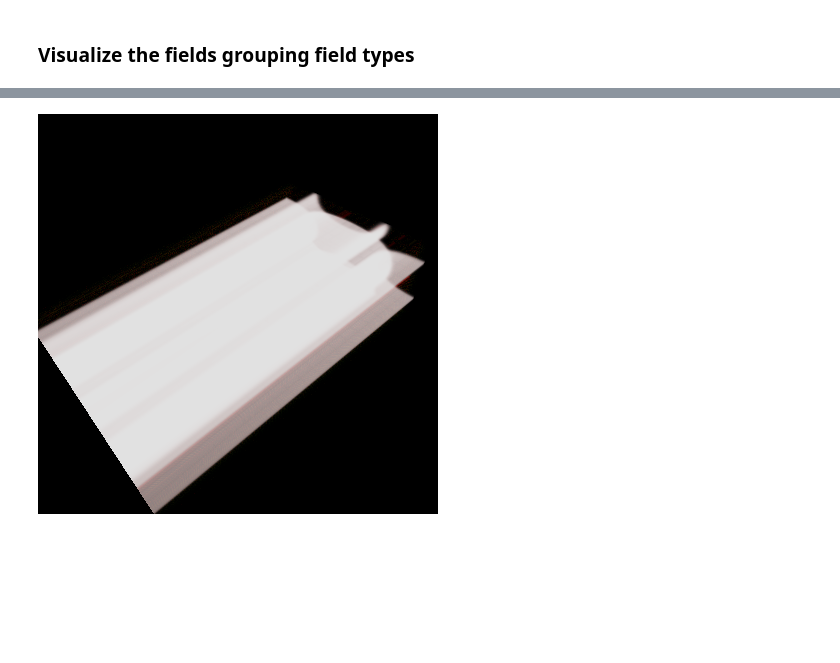
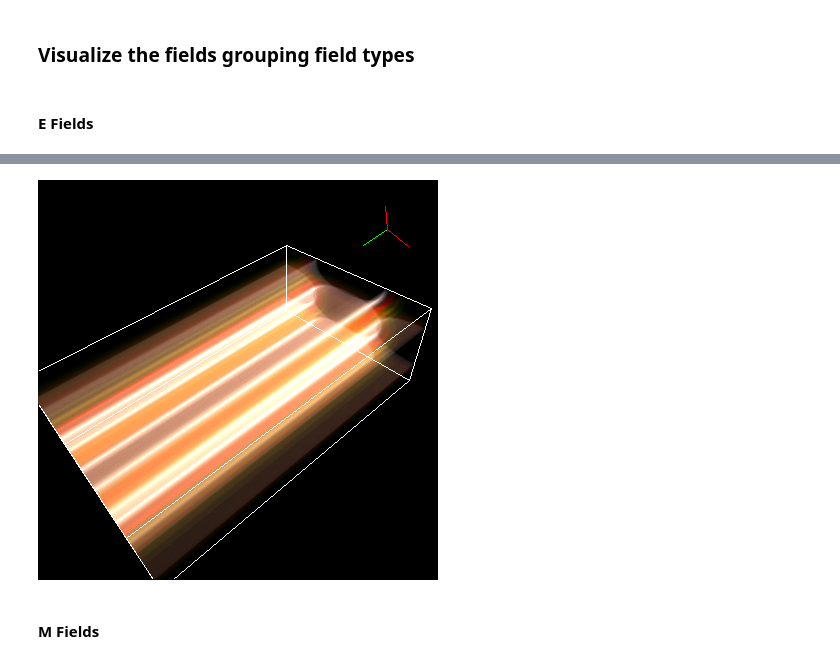
Before and after one commit to PyLCARS/YT_BeyondAstro, a Jupyter notebook: RectangularEMWaveguideWithNumFocus.ipynb, the cells around one changed output, grey strips where cells are left out. Drawn from its saved outputs; the diff is of its cells as text; code cells hidden in the pictures; blank space fills up the shorter version.

```diff
--- a/RectangularEMWaveguideWithNumFocus.ipynb
+++ b/RectangularEMWaveguideWithNumFocus.ipynb
@@ -835,0 +806,22 @@ yt : [INFO     ] 2018-04-17 05:19:19,678 Calculating data bounds. This may take
+# %%
+EyScene = yt.create_scene(YTDataObj, 'Ey')
+source2 = EyScene[0]
+
+#dealing with the Transferfunctio to be centereted on the mean
+#and abs +-one std of mean
+EyTf = TransferFunctionHelper(YTDataObj)
+EyTf.set_field('Ey')
+EyTf.set_bounds((abs(SimDataSet.Ey.mean()-SimDataSet.Ey.std()), SimDataSet.Ey.mean()+SimDataSet.Ey.std()))
+EyTf.set_log(True)
+#have to run this to get it to work but will not display
+EyTf.plot(profile_field='Ey')
+
+
+source2.transfer_function=EyTf.tf
+EyScene.annotate_axes()
+EyScene.annotate_domain(YTDataObj)
+EyScene.camera.set_width(EyScene.quan(1, 'm'))
+
+EyScene.show(sigma_clip=3)
+#now acturly display the TF; doing so inplace of coor bar
+EyTf.plot(profile_field='Ey')
@@ -837,6 +969,8 @@ yt : [INFO     ] 2018-04-17 05:19:19,678 Calculating data bounds. This may take
 ### Visualize the fields grouping field types
 # %%
 from yt.visualization.volume_rendering.api import Scene, VolumeSource
+# %% [markdown]
+#### E Fields
 # %%
 sc = Scene()
 cam = sc.add_camera(YTDataObj, lens_type='perspective')
@@ -844,16 +978,23 @@ cam.resolution = [400, 400]
 cam.position = YTDataObj.arr([1, 1, 1], 'm')
 cam.switch_orientation()
 # %%
+sc.annotate_axes()
+sc.annotate_domain(YTDataObj)
+
 Ezz = VolumeSource(YTDataObj, field='Ez')
 Ezz.use_ghost_zones = True
+Ezz.transfer_function=EzTf.tf
 sc.add_source(Ezz)
 
 Exx = VolumeSource(YTDataObj, field='Ex')
 Exx.use_ghost_zones = True
+Exx.transfer_function=ExTf.tf
+
 sc.add_source(Exx)
 
 Eyy = VolumeSource(YTDataObj, field='Ey')
 Eyy.use_ghost_zones = True
+Eyy.transfer_function=EyTf.tf
 sc.add_source(Eyy)
 sc.show( sigma_clip=1)
 # %% [output]
@@ -870,4 +1005,6 @@ yt : [INFO     ] 2018-04-17 05:19:37,654 Calculating data bounds. This may take
-[figure, old version]
+[figure, new version]
+# %% [markdown]
+#### M Fields
 # %%
 sc = Scene()
 cam = sc.add_camera(YTDataObj, lens_type='perspective')
```
Also changed, not shown: parts of 25 cells of this notebook, 1 other file.
